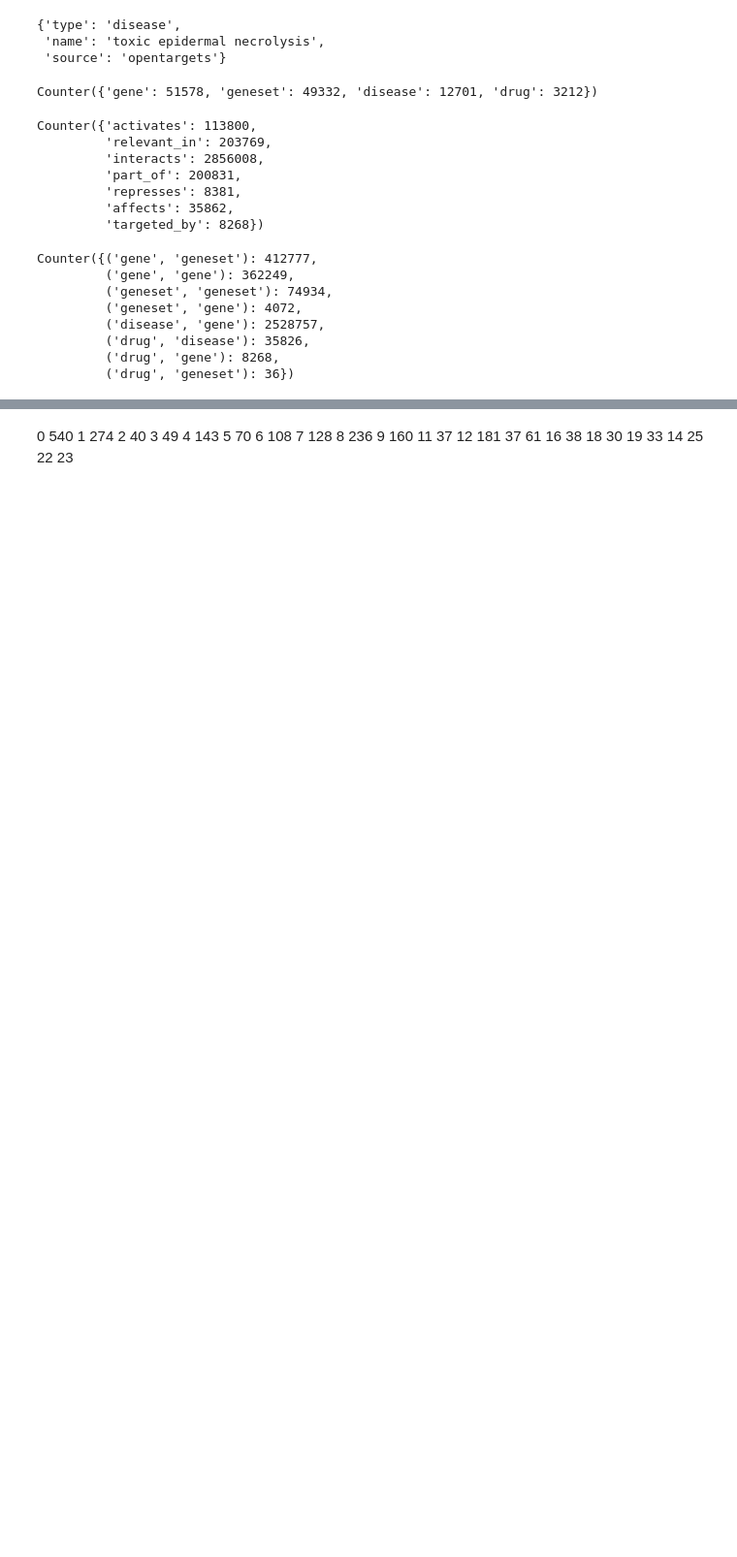
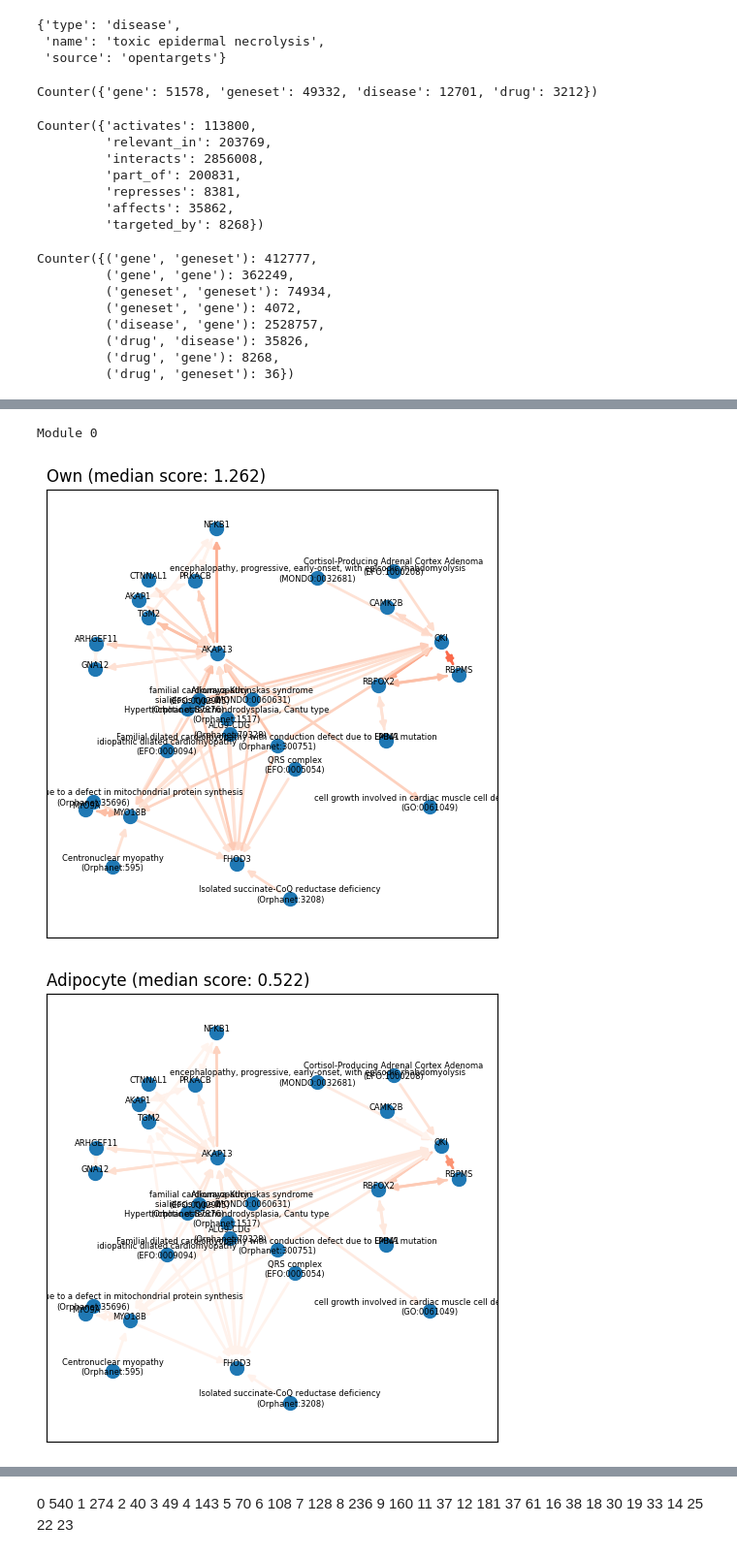
Before and after one commit to mjoppich/PICASO, a Jupyter notebook: scripts/create_basic_knowledgegraph.ipynb, the cells around one changed output, grey strips where cells are left out. Shown at 97% size. Drawn from its saved outputs; the diff is of its cells as text; code cells hidden in the pictures; blank space fills up the shorter version.

```diff
--- a/scripts/create_basic_knowledgegraph.ipynb
+++ b/scripts/create_basic_knowledgegraph.ipynb
@@ -451,4 +354,0 @@ pos=plot_graph(sub_kg.subgraph(rev_partition[4]))
-# %%
-matplotlib.rcParams['figure.figsize'] = [18, 18]
-
-_=plot_graph(exprKGs["Fibroblast"].kg.subgraph(rev_partition[4]), pos=pos)
@@ -456,0 +357,6 @@ _=plot_graph(exprKGs["Fibroblast"].kg.subgraph(rev_partition[4]), pos=pos)
+# %%
+kg=exprKGs["Cardiomyocyte"]
+# %%
+kg.random_state=42
+# %%
+comms = kg.get_communities(minEdgeScore = 1.0, resolution=4)
@@ -456,0 +405,14 @@ _=plot_graph(exprKGs["Fibroblast"].kg.subgraph(rev_partition[4]), pos=pos)
+# %%
+matplotlib.rcParams['figure.figsize'] = [6, 6]
+
+
+for comm in comms:
+
+    if 10 < len(comms[comm]) < 100:
+
+        print(comm)
+        kg.plot_communities(exprKGs, [comms[comm]], font_size=6)
+# %% [output]
+Module 0
+[figure, added]
+[figure, added]
```
Also changed, not shown: parts of 30 cells of this notebook, 1 other file.
